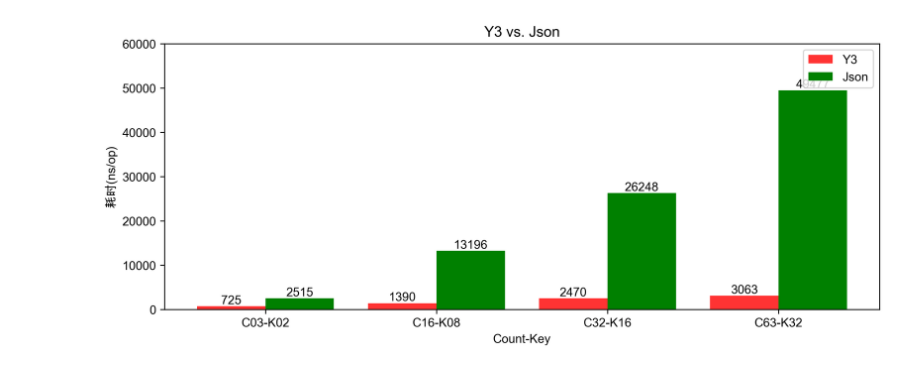
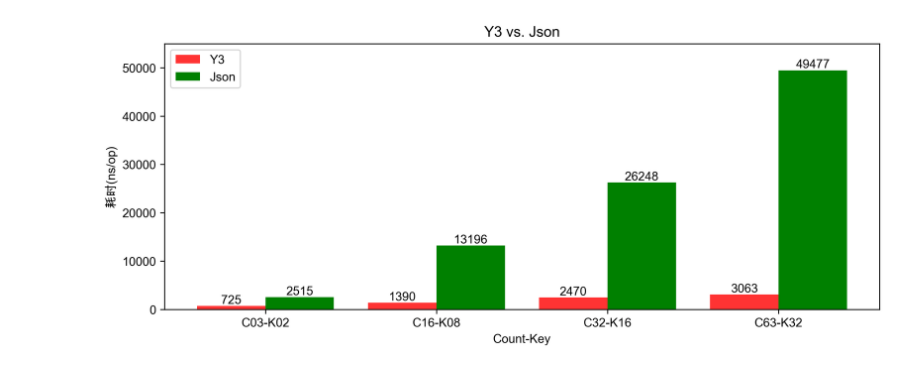
Before and after one commit to xileteam/yomo-y3-stress-testing, a Jupyter notebook: docs/report_graphics.ipynb, the cells around one changed output. Cells and saved outputs as stored; diff of their text form; code cells hidden in the pictures.

```diff
--- a/docs/report_graphics.ipynb
+++ b/docs/report_graphics.ipynb
@@ -27,32 +27,32 @@ plt.rcParams['axes.unicode_minus'] = False
 
 from IPython.core.pylabtools import figsize
 figsize(10.5, 4)
 
 plt.rcParams['savefig.dpi'] = 300
 plt.rcParams['figure.dpi'] = 300
 
 label_list = title_list
 num_list1 = codec_list
 num_list2 = json_list
 x = range(len(num_list1))
 
 rects1 = plt.bar(x, height=num_list1, width=0.4, alpha=0.8, color='red', label="Y3")
 rects2 = plt.bar([i + 0.4 for i in x], height=num_list2, width=0.4, color='green', label="Json")
-plt.ylim(0, 60000)
+plt.ylim(0, 55000)
 plt.ylabel("耗时(ns/op)")
 
 plt.xticks([index + 0.2 for index in x], label_list)
 plt.xlabel("Count-Key")
 plt.title("Y3 vs. Json")
 plt.legend()
 
 for rect in rects1:
     height = rect.get_height()
     plt.text(rect.get_x() + rect.get_width() / 2, height+1, str(height), ha="center", va="bottom")
 for rect in rects2:
     height = rect.get_height()
     plt.text(rect.get_x() + rect.get_width() / 2, height+1, str(height), ha="center", va="bottom")
 plt.savefig('./report.jpg')
 plt.show()
 # %% [output]
-[figure, old version]
+[figure, new version]
```
